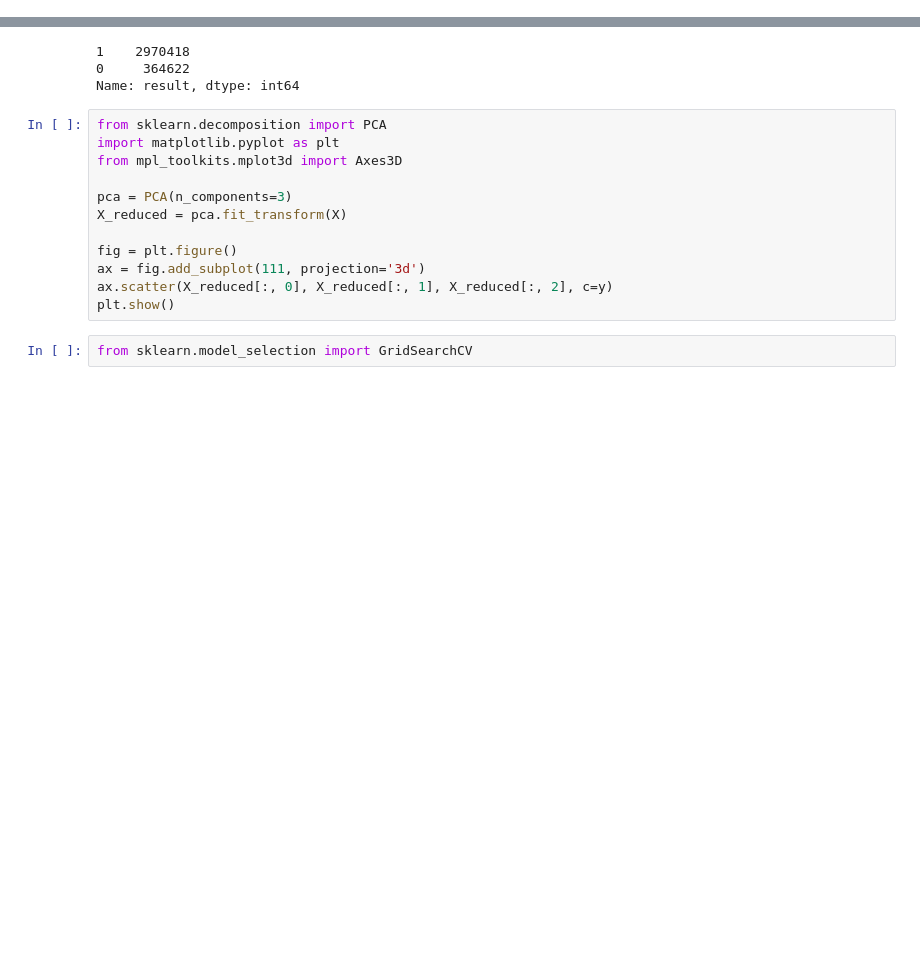
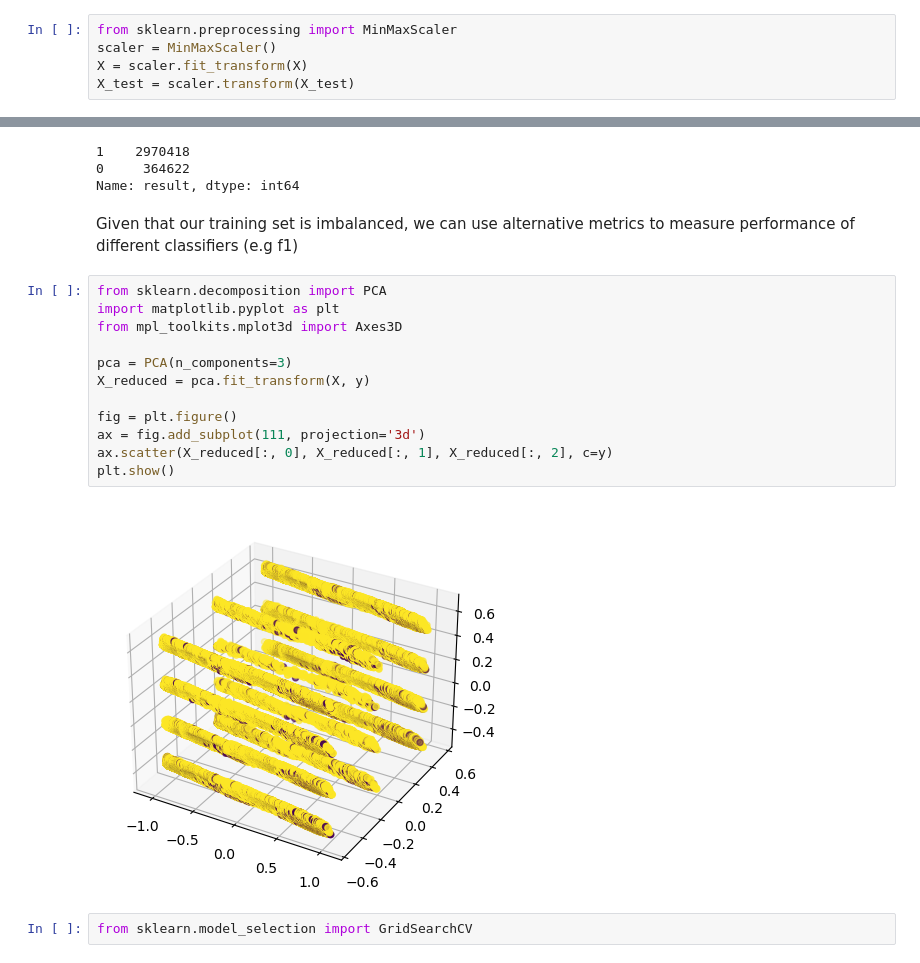
Before and after one commit to nathandsouza10/stock-market-anomaly-detection, a Jupyter notebook: workspace.ipynb, the cells around one changed output, grey strips where cells are left out. Saved outputs shown, nothing was run; the diff lists cells and outputs as text; blank space fills up the shorter version.

```diff
--- a/workspace.ipynb
+++ b/workspace.ipynb
@@ -85,6 +85,11 @@ X_test
 | 114580 | 2.0 | 58.479532 | 1.0 | 0.000225 | 0.999314 | 0.999257 | 0.074392 | 0.000691 | ... |
 | 114581 | 2.0 | 29.680365 | 0.0 | 0.000265 | 1.001536 | 1.002058 | -0.205378 | -0.001524 | ... |
 114582 rows × 38 columns
+# %%
+from sklearn.preprocessing import MinMaxScaler
+scaler = MinMaxScaler()
+X = scaler.fit_transform(X)
+X_test = scaler.transform(X_test)
 # %% [markdown]
 EDA
 # %% [markdown]
@@ -95,18 +100,22 @@ y.value_counts()
 1    2970418
 0     364622
 Name: result, dtype: int64
+# %% [markdown]
+Given that our training set is imbalanced, we can use alternative metrics to measure performance of different classifiers (e.g f1)
 # %%
 from sklearn.decomposition import PCA
 import matplotlib.pyplot as plt
 from mpl_toolkits.mplot3d import Axes3D
 
 pca = PCA(n_components=3)
-X_reduced = pca.fit_transform(X)
+X_reduced = pca.fit_transform(X, y)
 
 fig = plt.figure()
 ax = fig.add_subplot(111, projection='3d')
 ax.scatter(X_reduced[:, 0], X_reduced[:, 1], X_reduced[:, 2], c=y)
 plt.show()
+# %% [output]
+[figure, added]
 # %%
 from sklearn.model_selection import GridSearchCV
 # %%
```
Also changed, not shown: parts of 7 cells of this notebook.
